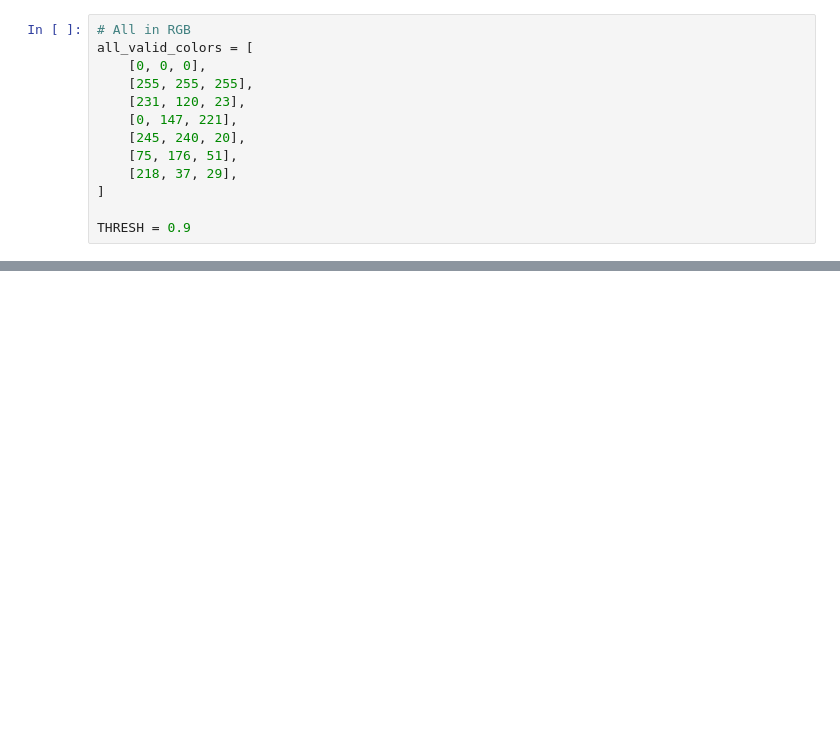
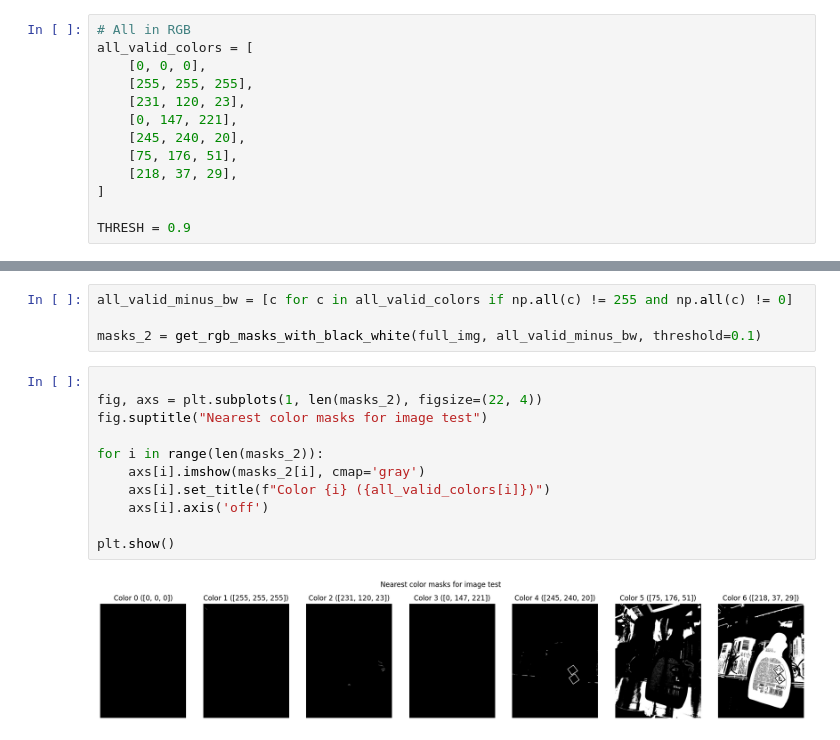
Before and after one commit to frbuccoliero/MSc-Thesis-Tests, a Jupyter notebook: utils/color_split_RGB.ipynb, the cells around one changed output, grey strips where cells are left out. Saved outputs shown, nothing was run; the diff lists cells and outputs as text; blank space fills up the shorter version.

```diff
--- a/utils/color_split_RGB.ipynb
+++ b/utils/color_split_RGB.ipynb
@@ -54,0 +142,17 @@ plt.show()
+# %%
+all_valid_minus_bw = [c for c in all_valid_colors if np.all(c) != 255 and np.all(c) != 0]
+
+masks_2 = get_rgb_masks_with_black_white(full_img, all_valid_minus_bw, threshold=0.1)
+# %%
+
+fig, axs = plt.subplots(1, len(masks_2), figsize=(22, 4))
+fig.suptitle("Nearest color masks for image test")
+
+for i in range(len(masks_2)):
+	axs[i].imshow(masks_2[i], cmap='gray')
+	axs[i].set_title(f"Color {i} ({all_valid_colors[i]})")
+	axs[i].axis('off')
+
+plt.show()
+# %% [output]
+[figure, added]
```
Also changed, not shown: parts of 6 cells of this notebook, 12 other files.
